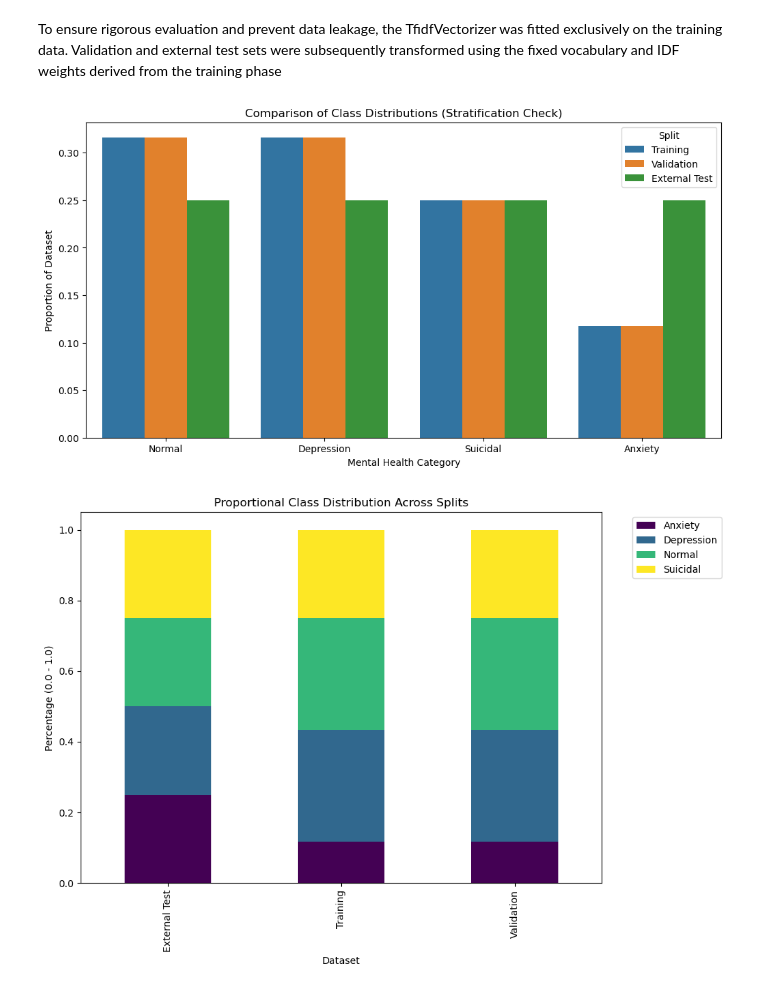
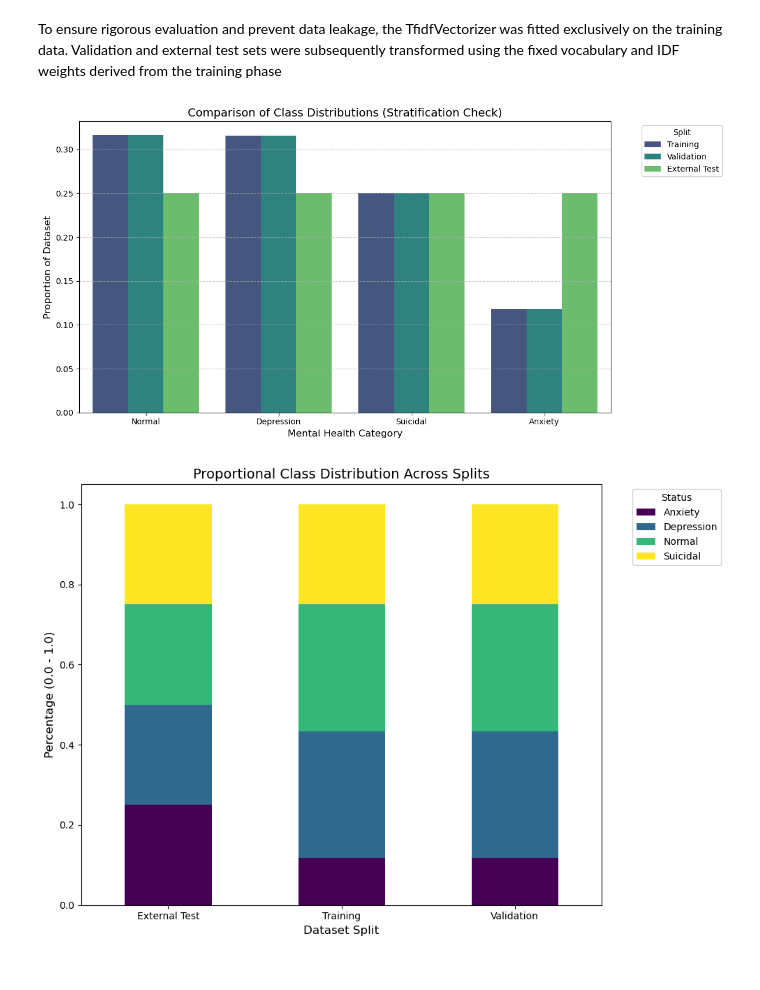
Before and after one commit to MimDel/mental-health-classification, a Jupyter notebook: mental_health_analysis.ipynb, the cells around one changed output. Saved outputs shown, nothing was run; the diff lists cells and outputs as text; code cells hidden in the pictures.

```diff
--- a/mental_health_analysis.ipynb
+++ b/mental_health_analysis.ipynb
@@ -272,34 +298,48 @@ External Test:  992 samples
 # %% [markdown]
 To ensure rigorous evaluation and prevent data leakage, the TfidfVectorizer was fitted exclusively on the training data. Validation and external test sets were subsequently transformed using the fixed vocabulary and IDF weights derived from the training phase
-# %%
-def get_dist_df(y, set_name):
-    dist = y.value_counts(normalize=True).reset_index()
-    dist.columns = ['Status', 'Percentage']
-    dist['Dataset'] = set_name
-    return dist
-
-train_dist = get_dist_df(y_train, 'Training')
-val_dist = get_dist_df(y_val, 'Validation')
-test_dist = get_dist_df(y_test_ext, 'External Test')
-
-comparison_df = pd.concat([train_dist, val_dist, test_dist])
-
-plt.figure(figsize=(12, 6))
-sns.barplot(data=comparison_df, x='Status', y='Percentage', hue='Dataset')
-plt.title('Comparison of Class Distributions (Stratification Check)')
-plt.ylabel('Proportion of Dataset')
-plt.xlabel('Mental Health Category')
-plt.legend(title='Split')
-plt.show()
-
-pivot_df = comparison_df.pivot(index='Dataset', columns='Status', values='Percentage')
-
-pivot_df.plot(kind='bar', stacked=True, figsize=(10, 7), colormap='viridis')
-plt.title('Proportional Class Distribution Across Splits')
-plt.ylabel('Percentage (0.0 - 1.0)')
-plt.legend(bbox_to_anchor=(1.05, 1), loc='upper left')
-plt.tight_layout()
-plt.show()
-# %% [output]
-[figure, removed]
-[figure, removed]
+# %%
+def get_dist_df(labels, set_name):
+    dist = pd.Series(labels).value_counts(normalize=True).reset_index()
+    dist.columns = ['Status', 'Percentage']
+    dist['Dataset'] = set_name
+    return dist
+
+
+train_labels = le.inverse_transform(y_train)
+val_labels = le.inverse_transform(y_val)
+test_labels = df_test_ext['status']
+
+
+train_dist = get_dist_df(train_labels, 'Training')
+val_dist = get_dist_df(val_labels, 'Validation')
+test_dist = get_dist_df(test_labels, 'External Test')
+
+comparison_df = pd.concat([train_dist, val_dist, test_dist])
+
+plt.figure(figsize=(12, 6))
+sns.barplot(data=comparison_df, x='Status', y='Percentage', hue='Dataset', palette='viridis')
+
+plt.title('Comparison of Class Distributions (Stratification Check)', fontsize=14)
+plt.ylabel('Proportion of Dataset', fontsize=12)
+plt.xlabel('Mental Health Category', fontsize=12)
+plt.legend(title='Split', bbox_to_anchor=(1.05, 1), loc='upper left')
+plt.grid(axis='y', linestyle='--', alpha=0.7)
+
+plt.tight_layout()
+plt.show()
+
+pivot_df = comparison_df.pivot(index='Dataset', columns='Status', values='Percentage')
+
+pivot_df.plot(kind='bar', stacked=True, figsize=(10, 7), colormap='viridis')
+
+plt.title('Proportional Class Distribution Across Splits', fontsize=14)
+plt.ylabel('Percentage (0.0 - 1.0)', fontsize=12)
+plt.xlabel('Dataset Split', fontsize=12)
+plt.xticks(rotation=0)
+plt.legend(title='Status', bbox_to_anchor=(1.05, 1), loc='upper left')
+
+plt.tight_layout()
+plt.show()
+# %% [output]
+[figure, added]
+[figure, added]
```
Also changed, not shown: parts of 4 cells of this notebook.
